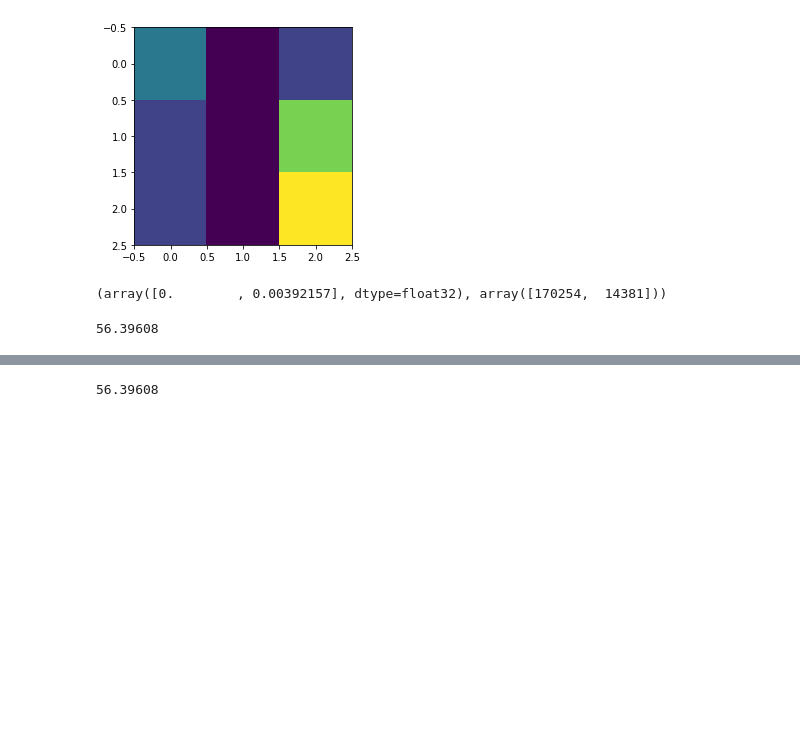
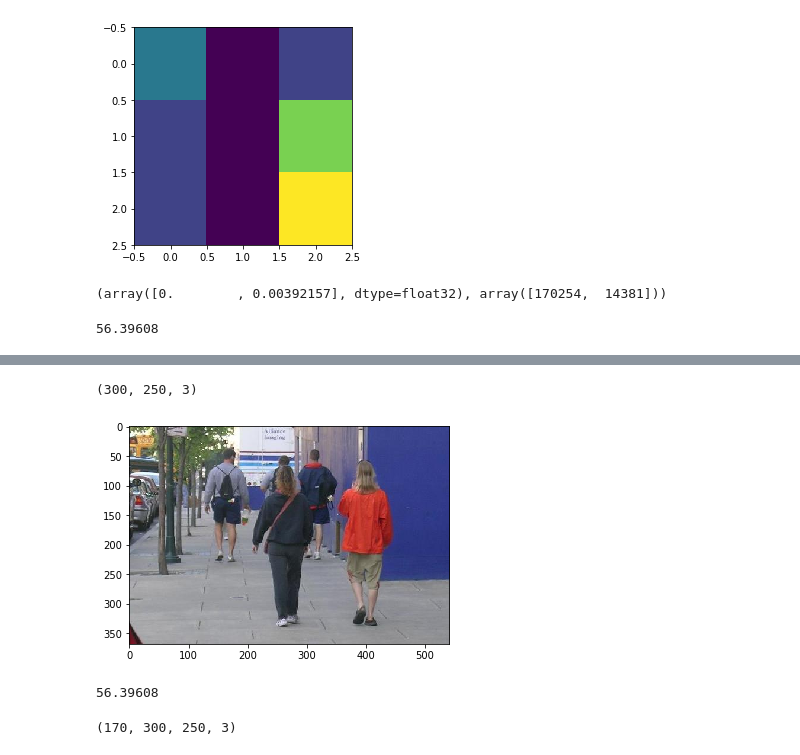
Before and after one commit to porbo/pedestrian_masking, a Jupyter notebook: pedestrian_masking.ipynb, the cells around one changed output, grey strips where cells are left out. Saved outputs shown, nothing was run; the diff lists cells and outputs as text; code cells hidden in the pictures; blank space fills up the shorter version.

```diff
--- a/pedestrian_masking.ipynb
+++ b/pedestrian_masking.ipynb
@@ -62,3 +80,9 @@ ValueError: The truth value of an array with more than one element is ambiguous.
+# %%
+plt.imshow(X[60])
+new_image.shape
+# %% [output]
+(300, 250, 3)
+[figure, added]
 # %%
 img[((img < .005 ) & (img > 0))].sum()
 # %% [output]
@@ -65,0 +103,5 @@ img[((img < .005 ) & (img > 0))].sum()
+# %%
+X_small = resize_list(X)
+X_small.shape
+# %% [output]
+(170, 300, 250, 3)
```
Also changed, not shown: parts of 10 cells of this notebook.
